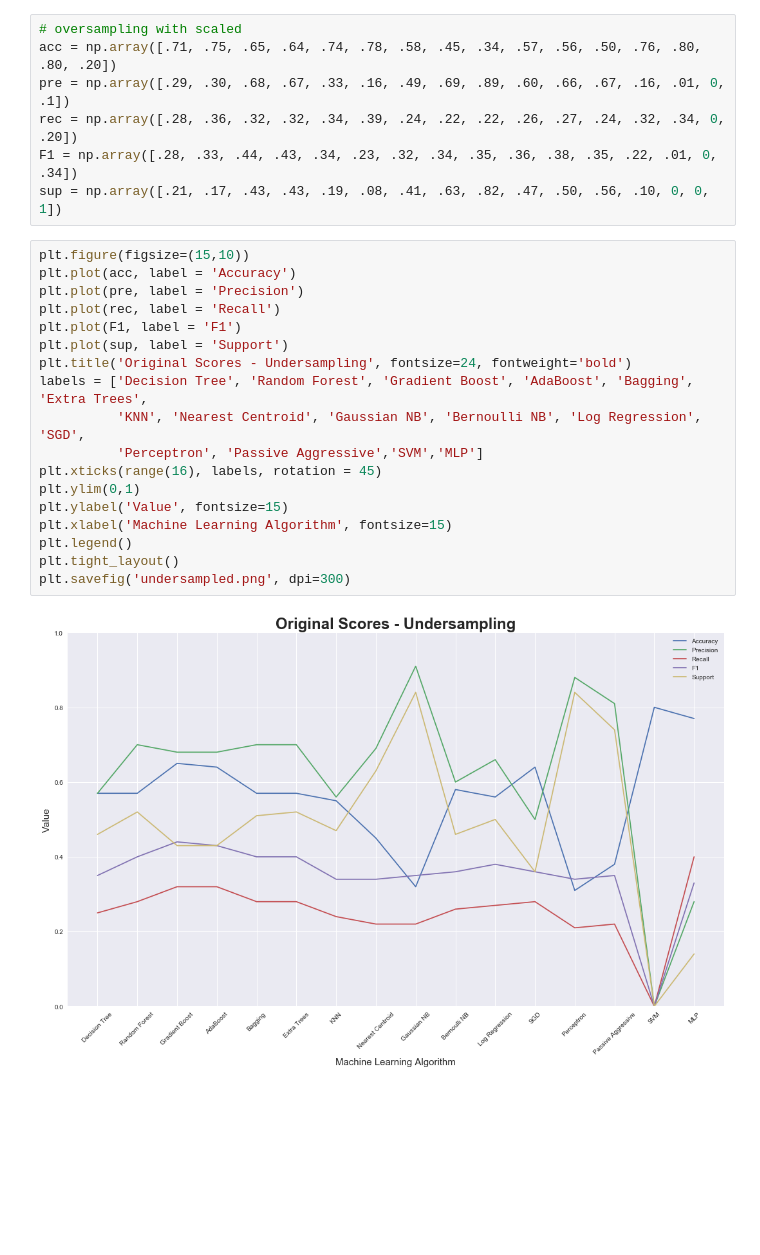
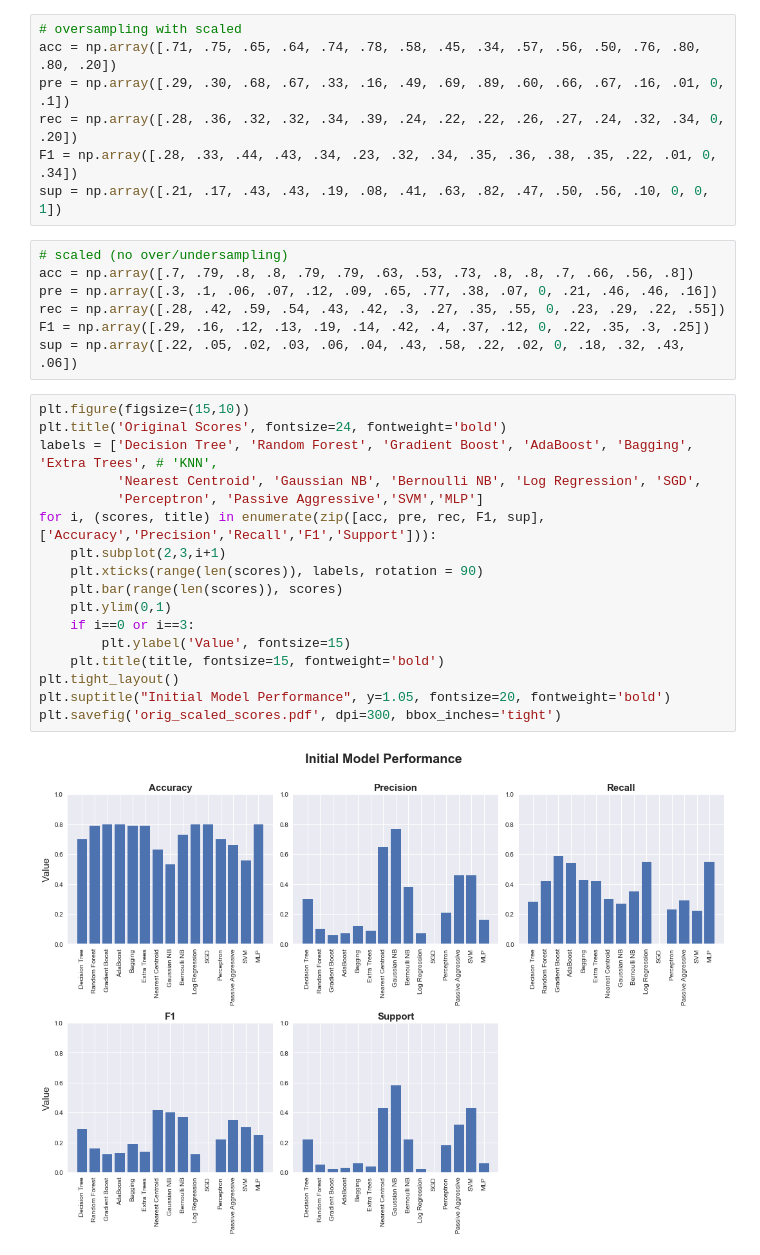
Before and after one commit to mariafabiano/lending-club, a Jupyter notebook: mckell_visualizations.ipynb, the cells around one changed output. Cells and saved outputs as stored; diff of their text form; blank space fills up the shorter version.

Commit message:
update to modeling notebook, cleaning notebook, and visualization notebook

```diff
--- a/mckell_visualizations.ipynb
+++ b/mckell_visualizations.ipynb
@@ -28,23 +28,29 @@ pre = np.array([.29, .30, .68, .67, .33, .16, .49, .69, .89, .60, .66, .67, .16,
 rec = np.array([.28, .36, .32, .32, .34, .39, .24, .22, .22, .26, .27, .24, .32, .34, 0, .20])
 F1 = np.array([.28, .33, .44, .43, .34, .23, .32, .34, .35, .36, .38, .35, .22, .01, 0, .34])
 sup = np.array([.21, .17, .43, .43, .19, .08, .41, .63, .82, .47, .50, .56, .10, 0, 0, 1])
+# %%
+# scaled (no over/undersampling)
+acc = np.array([.7, .79, .8, .8, .79, .79, .63, .53, .73, .8, .8, .7, .66, .56, .8])
+pre = np.array([.3, .1, .06, .07, .12, .09, .65, .77, .38, .07, 0, .21, .46, .46, .16])
+rec = np.array([.28, .42, .59, .54, .43, .42, .3, .27, .35, .55, 0, .23, .29, .22, .55])
+F1 = np.array([.29, .16, .12, .13, .19, .14, .42, .4, .37, .12, 0, .22, .35, .3, .25])
+sup = np.array([.22, .05, .02, .03, .06, .04, .43, .58, .22, .02, 0, .18, .32, .43, .06])
 # %%
 plt.figure(figsize=(15,10))
-plt.plot(acc, label = 'Accuracy')
-plt.plot(pre, label = 'Precision')
-plt.plot(rec, label = 'Recall')
-plt.plot(F1, label = 'F1')
-plt.plot(sup, label = 'Support')
-plt.title('Original Scores - Undersampling', fontsize=24, fontweight='bold')
-labels = ['Decision Tree', 'Random Forest', 'Gradient Boost', 'AdaBoost', 'Bagging', 'Extra Trees',
-          'KNN', 'Nearest Centroid', 'Gaussian NB', 'Bernoulli NB', 'Log Regression', 'SGD',
+plt.title('Original Scores', fontsize=24, fontweight='bold')
+labels = ['Decision Tree', 'Random Forest', 'Gradient Boost', 'AdaBoost', 'Bagging', 'Extra Trees', # 'KNN',
+          'Nearest Centroid', 'Gaussian NB', 'Bernoulli NB', 'Log Regression', 'SGD',
           'Perceptron', 'Passive Aggressive','SVM','MLP']
-plt.xticks(range(16), labels, rotation = 45)
-plt.ylim(0,1)
-plt.ylabel('Value', fontsize=15)
-plt.xlabel('Machine Learning Algorithm', fontsize=15)
-plt.legend()
+for i, (scores, title) in enumerate(zip([acc, pre, rec, F1, sup], ['Accuracy','Precision','Recall','F1','Support'])):
+    plt.subplot(2,3,i+1)
+    plt.xticks(range(len(scores)), labels, rotation = 90)
+    plt.bar(range(len(scores)), scores)
+    plt.ylim(0,1)
+    if i==0 or i==3:
+        plt.ylabel('Value', fontsize=15)
+    plt.title(title, fontsize=15, fontweight='bold')
 plt.tight_layout()
-plt.savefig('undersampled.png', dpi=300)
+plt.suptitle("Initial Model Performance", y=1.05, fontsize=20, fontweight='bold')
+plt.savefig('orig_scaled_scores.pdf', dpi=300, bbox_inches='tight')
 # %% [output]
-[figure, old version]
+[figure, new version]
```
Also changed, not shown: parts of 2 cells of this notebook, 3 other files.
